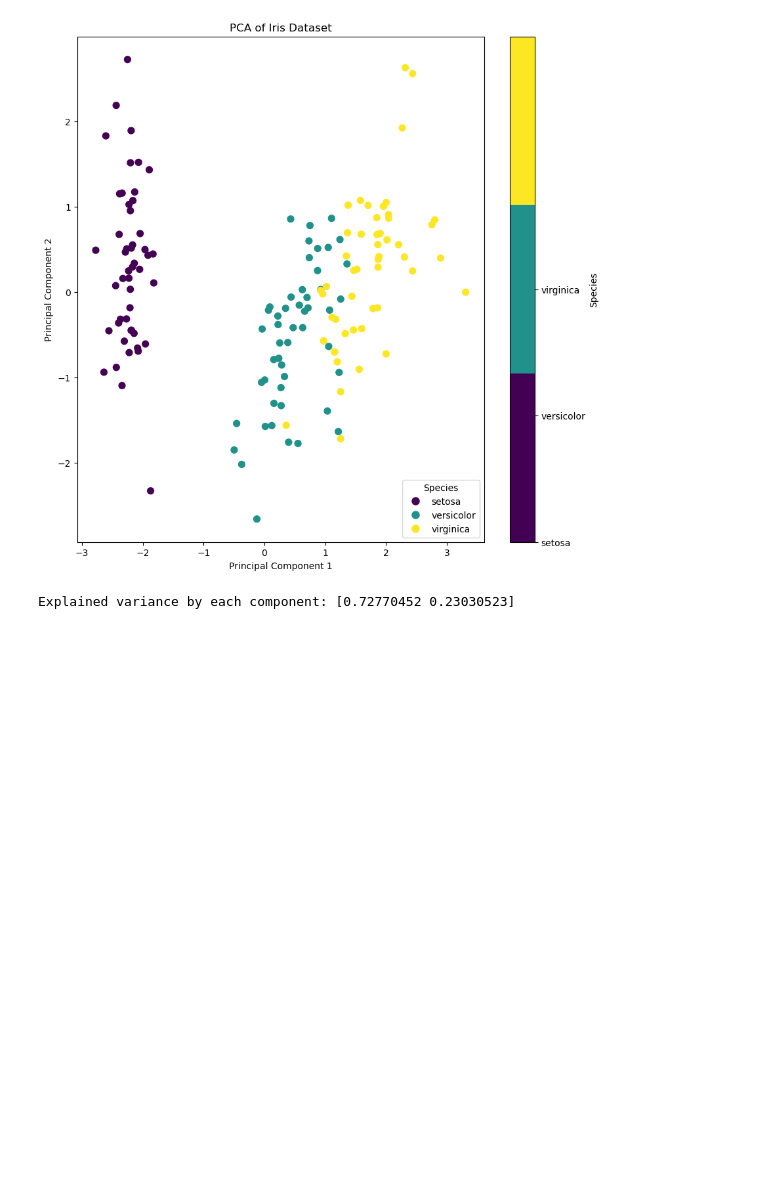
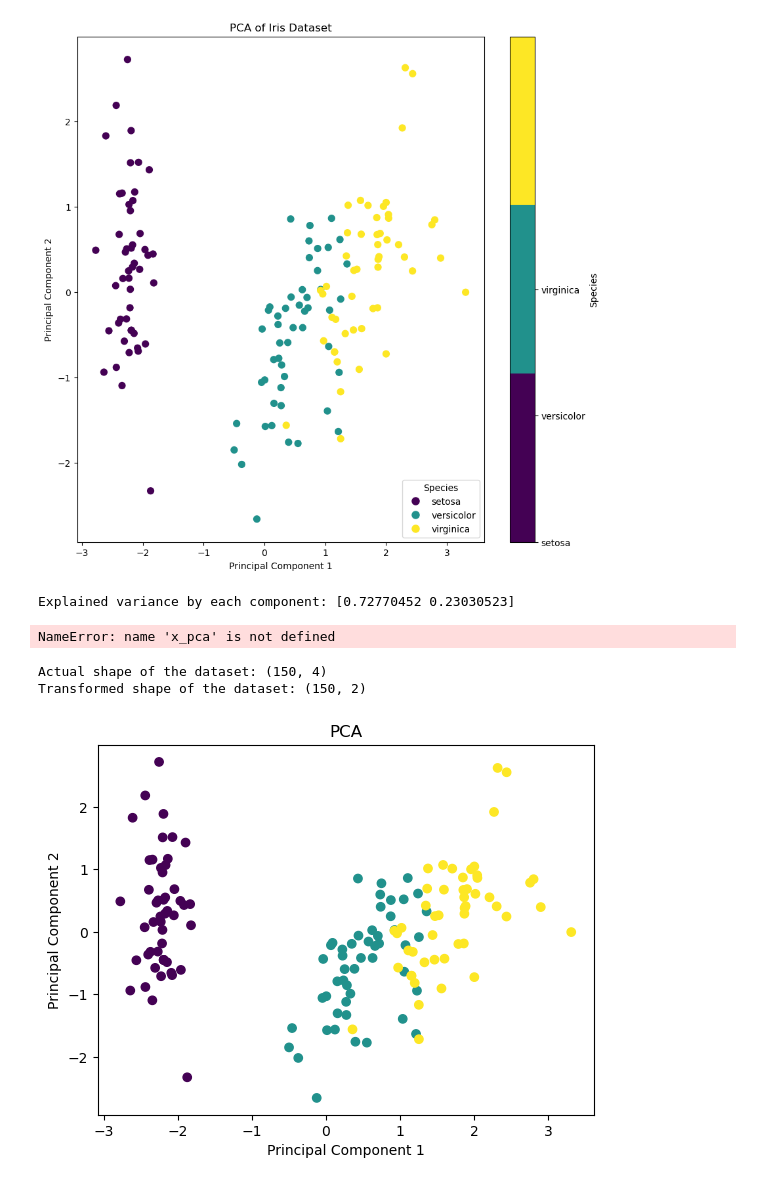
Before and after one commit to aridepai17/S5-KTU-PYTHON-AND-MACHINE-LEARNING-LAB, a Jupyter notebook: PRINCIPAL COMPONENT ANALYSIS/lppca2.ipynb, the cells around one changed output. Drawn from its saved outputs; the diff is of its cells as text; code cells hidden in the pictures; blank space fills up the shorter version.

```diff
--- a/PRINCIPAL COMPONENT ANALYSIS/lppca2.ipynb
+++ b/PRINCIPAL COMPONENT ANALYSIS/lppca2.ipynb
@@ -66,3 +66,59 @@ Original shape: (150, 4)
 Transformed shape: (150, 2)
 [figure]
 Explained variance by each component: [0.72770452 0.23030523]
+# %%
+import pandas as pd
+from sklearn.decomposition import PCA
+import matplotlib.pyplot as plt
+from sklearn.preprocessing import StandardScaler
+
+# Load the dataset
+df = pd.read_csv("IRIS_DATASET.csv")
+
+x = df[['sepal_length', 'sepal_width', 'petal_length', 'petal_width']].values
+y = df['species'].values
+
+xscaled = StandardScaler().fit_transform(x)
+
+xpca = PCA(n_components=2).fit_transform(xscaled)
+
+ynumeric = pd.factorize(y)[0]
+
+# Plot PCA results with colors based on species
+plt.scatter(x_pca[:, 0], x_pca[:, 1], c=ynumeric, cmap='viridis', s=50)
+plt.xlabel("Principal Component 1")
+plt.ylabel("Principal Component 2")
+plt.title("PCA of Iris Dataset")
+plt.show()
+# %% [output]
+NameError: name 'x_pca' is not defined
+# %%
+import pandas as pd
+from sklearn.decomposition import PCA
+from sklearn.preprocessing import StandardScaler
+import matplotlib.pyplot as plt
+
+df = pd.read_csv('IRIS_DATASET.csv')
+
+x = df.iloc[:,:-1]
+y = df.iloc[:, -1]
+
+print(f"Actual shape of the dataset: {x.shape}")
+
+xscaled = StandardScaler().fit_transform(x)
+pca = PCA(n_components = 2)
+xpca = pca.fit_transform(xscaled)
+
+print(f"Transformed shape of the dataset: {xpca.shape}")
+
+ynumeric = pd.factorize(y)[0]
+
+plt.scatter(xpca[:,:-1], xpca[:,-1], c=ynumeric, cmap = 'viridis')
+plt.xlabel('Principal Component 1')
+plt.ylabel('Principal Component 2')
+plt.title('PCA')
+plt.show()
+# %% [output]
+Actual shape of the dataset: (150, 4)
+Transformed shape of the dataset: (150, 2)
+[figure, added]
```
Also changed, not shown: 6 other files.
